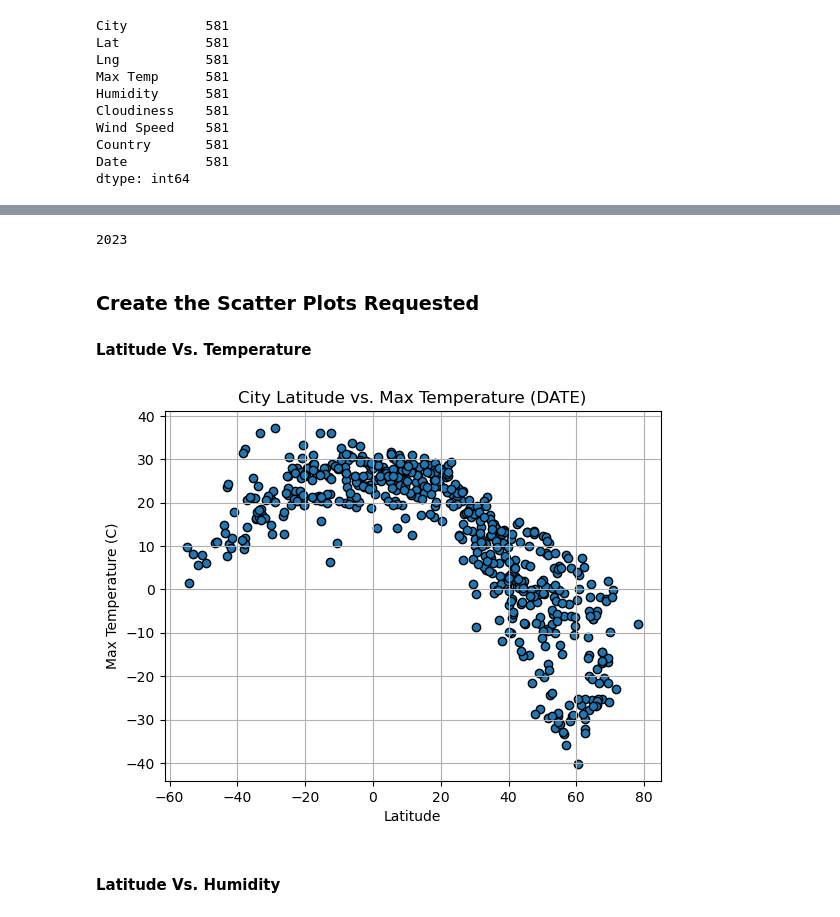
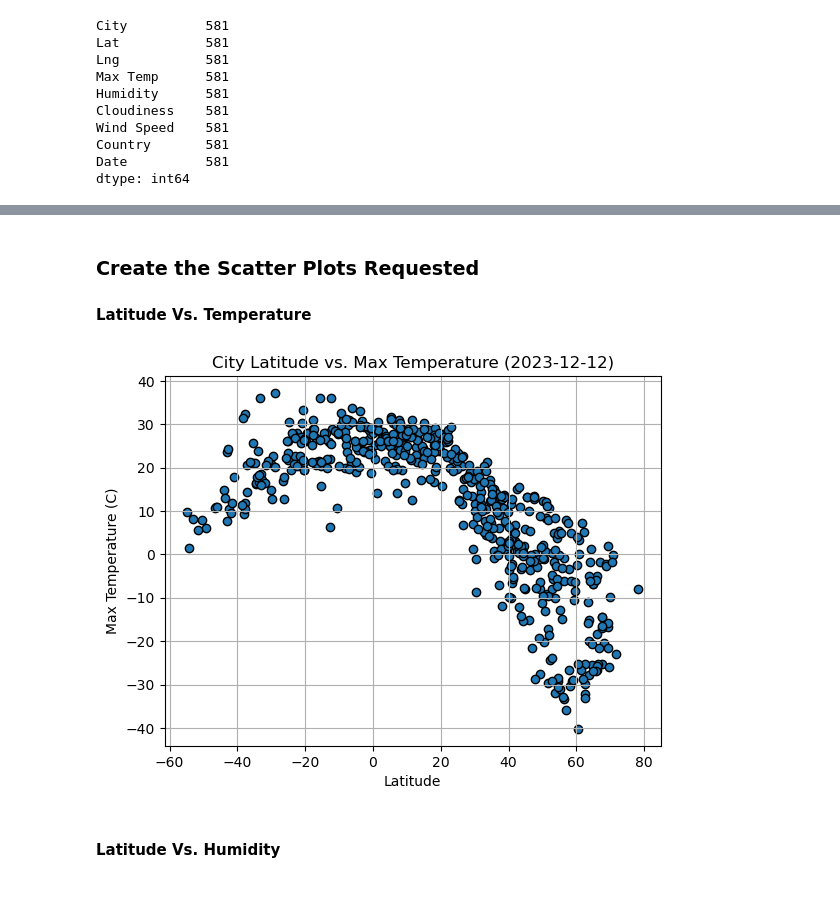
Before and after one commit to TRegan5/python-api-challenge, a Jupyter notebook: WeatherPy/WeatherPy.ipynb, the cells around one changed output, grey strips where cells are left out. Cells and saved outputs as stored; diff of their text form; code cells hidden in the pictures.

```diff
--- a/WeatherPy/WeatherPy.ipynb
+++ b/WeatherPy/WeatherPy.ipynb
@@ -186,9 +186,3 @@ city_data_df.head()
 | 2 | muisne | 0.6000 | -80.0333 | 25.22 | 89 | 61 | 2.83 | EC | 1702352501 |
 | 3 | thompson | 55.7435 | -97.8558 | -14.91 | 72 | 40 | 6.69 | CA | 1702352208 |
 | 4 | blackmans bay | -43.0167 | 147.3167 | 23.62 | 45 | 100 | 3.53 | AU | 1702352501 |
-# %%
-date_run = time.gmtime(int(city_data_df.loc[city_data_df["City"] == "georgetown"]["Date"]))
-print(f"{date_run[0]}")
-#city_data_df.columns
-# %% [output]
-2023
@@ -199,20 +197,20 @@ print(f"{date_run[0]}")
 # %%
 # Build scatter plot for latitude vs. temperature
 plt.scatter(city_data_df["Lat"], city_data_df["Max Temp"], marker="o", edgecolors="black")
 
 # Incorporate other graph properties
-plt.title("City Latitude vs. Max Temperature (DATE)")
+plt.title(f"City Latitude vs. Max Temperature ({weather_date[0]}-{weather_date[1]}-{weather_date[2]})")
 plt.xlabel("Latitude")
 plt.ylabel("Max Temperature (C)")
 plt.grid(True)
 
 # Save the figure
 plt.savefig("output_data/Fig1.png")
 
 # Show plot
 plt.show()
 # %% [output]
-[figure, old version]
+[figure, new version]
 # %% [markdown]
 #### Latitude Vs. Humidity
 # %%
```
Also changed, not shown: parts of 4 cells of this notebook, 4 other files.
